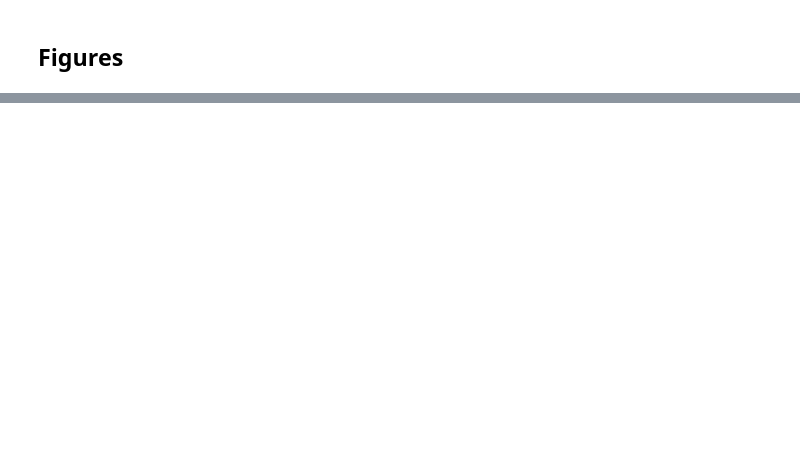
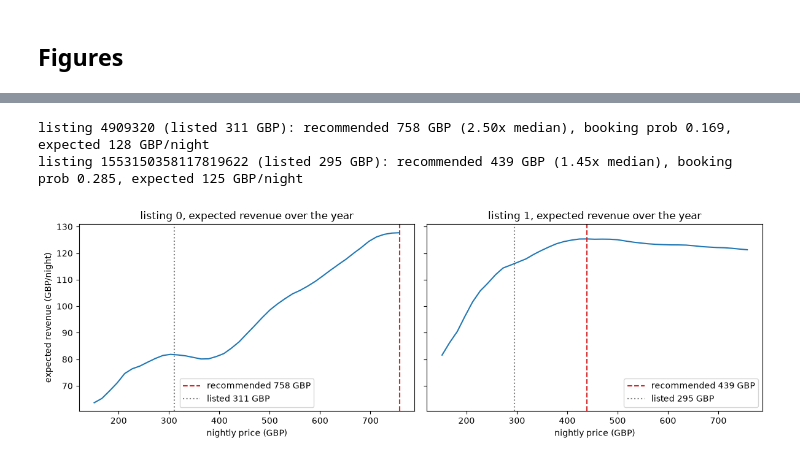
Before and after one commit to LazarSazdov/marl-dqn-dynamic-pricing, a Jupyter notebook: notebooks/04_results.ipynb, the cells around one changed output, grey strips where cells are left out. Saved outputs shown, nothing was run; the diff lists cells and outputs as text; code cells hidden in the pictures; blank space fills up the shorter version.

```diff
--- a/notebooks/04_results.ipynb
+++ b/notebooks/04_results.ipynb
@@ -49,0 +136,50 @@ for png in sorted((results_dir() / 'figures').glob('*.png')):
+# %%
+import matplotlib.pyplot as plt
+import numpy as np
+
+from airbnb_marl.config import load_config
+from airbnb_marl.demand.interface import DemandModel
+from airbnb_marl.env.market import select_market
+from airbnb_marl.env.market_env import PricingMarketEnv
+from airbnb_marl.utils.paths import processed_dir, repo_root
+
+listings_path = processed_dir() / 'listings_clean.parquet'
+if not listings_path.exists():
+    print('processed data missing, run scripts/download_data.py and scripts/preprocess.py first')
+else:
+    cfg = load_config(repo_root() / 'configs/experiments/E1_dqn_n2.yaml')
+    env_cfg = load_config(repo_root() / 'configs/env.yaml', overrides=cfg.get('env') or {})
+    market = select_market(pd.read_parquet(listings_path), n_agents=cfg['n_agents'],
+                           neighbourhood=cfg['market']['neighbourhood'],
+                           room_type=cfg['market']['room_type'])
+    env = PricingMarketEnv(DemandModel.load(results_dir() / 'demand'), market, env_cfg)
+
+    rivals = env.base_prices.copy()   # competitors hold their listed prices
+    days = np.linspace(0, env.episode_length - 1, 26).astype(int)
+    grid = np.linspace(env_cfg['price_min_ratio'], env_cfg['price_max_ratio'], 41) * env.cluster_median
+
+    fig, axes = plt.subplots(1, env.n, figsize=(6 * env.n, 4), sharey=True)
+    for L, ax in zip(range(env.n), np.atleast_1d(axes)):
+        probs = np.asarray([
+            np.mean([env.demand_probs(np.where(np.arange(env.n) == L, c, rivals), int(d))[L]
+                     for d in days])
+            for c in grid
+        ])
+        revenue = grid * probs
+        best = int(np.argmax(revenue))
+        print(f"listing {market['listing_id'].iloc[L]} (listed {rivals[L]:.0f} GBP): "
+              f"recommended {grid[best]:.0f} GBP ({grid[best] / env.cluster_median:.2f}x median), "
+              f"booking prob {probs[best]:.3f}, expected {revenue[best]:.0f} GBP/night")
+        ax.plot(grid, revenue, color='tab:blue')
+        ax.axvline(grid[best], color='tab:red', ls='--', label=f'recommended {grid[best]:.0f} GBP')
+        ax.axvline(rivals[L], color='gray', ls=':', label=f'listed {rivals[L]:.0f} GBP')
+        ax.set_xlabel('nightly price (GBP)')
+        ax.set_title(f'listing {L}, expected revenue over the year')
+        ax.legend()
+    np.atleast_1d(axes)[0].set_ylabel('expected revenue (GBP/night)')
+    plt.tight_layout()
+    plt.show()
+# %% [output]
+listing 4909320 (listed 311 GBP): recommended 758 GBP (2.50x median), booking prob 0.169, expected 128 GBP/night
+listing 1553150358117819622 (listed 295 GBP): recommended 439 GBP (1.45x median), booking prob 0.285, expected 125 GBP/night
+[figure, added]
```
Also changed, not shown: parts of 6 cells of this notebook, 6 other files.
